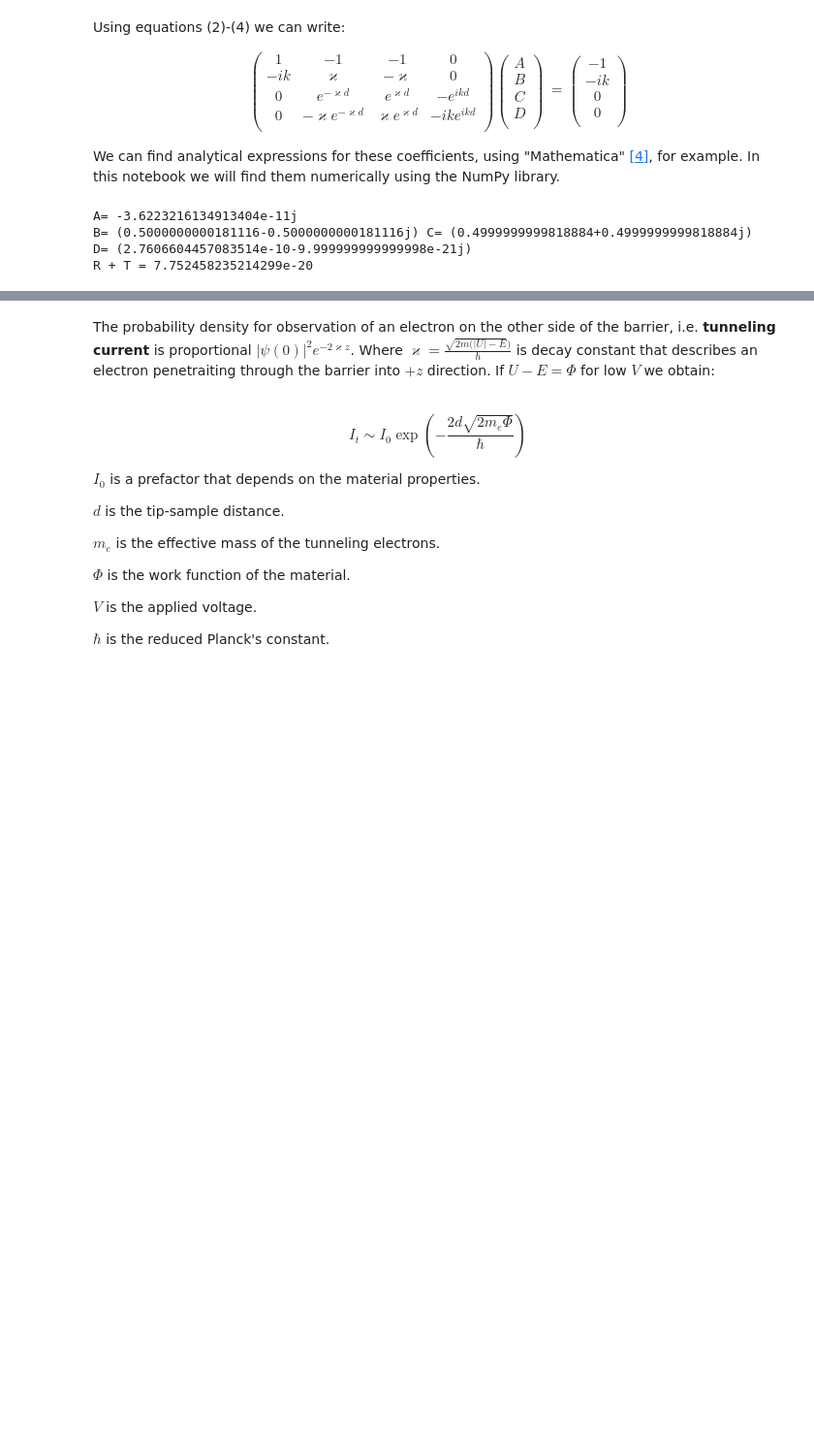
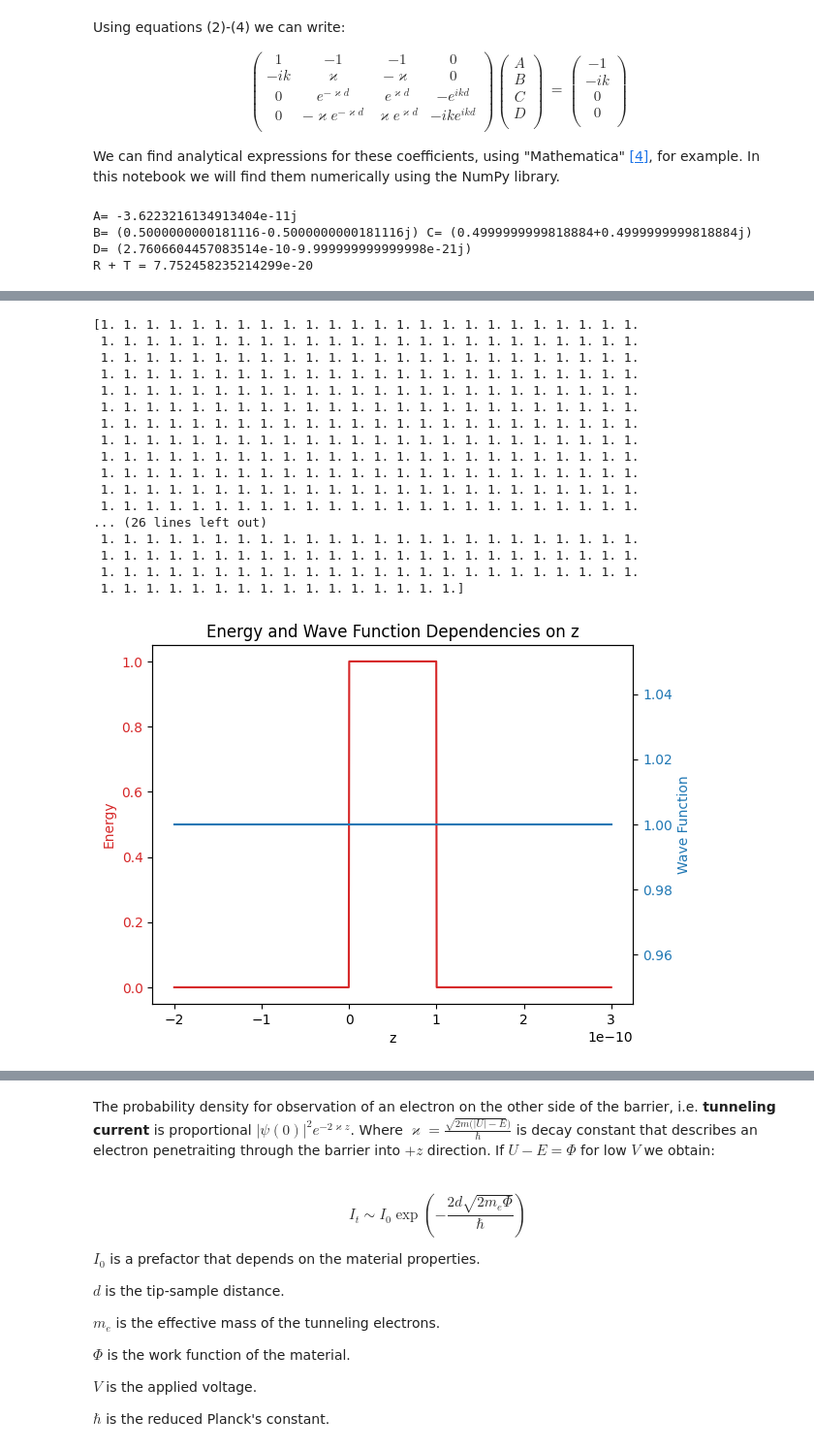
Before and after one commit to MariyaSV78/notebook_STM, a Jupyter notebook: STM/STM.ipynb, the cells around one changed output, grey strips where cells are left out. Shown: that part at 97% size. Cells and saved outputs as stored; diff of their text form; code cells hidden in the pictures; blank space fills up the shorter version.

Commit message:
zave function plot

```diff
--- a/STM/STM.ipynb
+++ b/STM/STM.ipynb
@@ -100,10 +100,10 @@ import numpy as np
 m = 9.11e-31*6.24e18 #Electron mass in eV*s^2/m^2 -> kg = J s^2/m^2 -> J = 6,24e18 eV -> 5,68e-12 eVs^2/m^2
 h = 6.5821e-16 #redused Planck constant in 6.5821e-16 eV*s or 1.054e-34 J*s
 U = 1
-E = 0.5*U
+E0 = 0.5*U
 
-k = (np.sqrt(2 * m * E)/6.5821e-16)*1e-10
-kappa = (np.sqrt(2 * m * (U - E))/6.5821e-16)*1e-10
+k = (np.sqrt(2 * m * E0)/6.5821e-16)*1e-10
+kappa = (np.sqrt(2 * m * (U - E0))/6.5821e-16)*1e-10
 d = 0.1e-9
 
 F = 2*1j*k*kappa*np.cosh(kappa*d)+(k**2-kappa**2)*np.sinh(kappa*d)
@@ -142,0 +143,72 @@ R + T = 7.752458235214299e-20
+# %%
+import numpy as np
+import matplotlib.pyplot as plt
+
+# Define the conditions for energy dependency
+def barrier_energy_dependency(z, d):
+    if z <= 0:
+        return 0
+    elif 0 < z < d:
+        return 1
+    else:
+        return 0
+
+# Define the conditions for wave function dependency
+def wave_function_dependency(z, d):
+    if z <= 0:
+        return np.exp(1j*k*z) + x[0]*np.exp(-1j*k*z)
+    elif 0 < z < d:
+        return x[1]*np.exp(-kappa*z) + x[2]*np.exp(kappa*z)
+    else:
+        return x[3]*np.exp(1j*k*z)
+
+
+# Vectorize the function to apply it element-wise to an array
+energy_dependency_vec = np.vectorize(barrier_energy_dependency)
+wf_dependency_vec = np.vectorize(wave_function_dependency)
+
+# Define the range of z values
+z = np.linspace(-2*d, 3*d, 1000)  # Adjust the range as needed
+
+
+# Calculate the energy values for each z
+barrier_energy_values = energy_dependency_vec(z, d)
+wf_energy_values = wf_dependency_vec(z, d)
+print (np.abs(wf_energy_values)**2)
+# Plot the energy and wave function dependencies
+fig, ax1 = plt.subplots()
+
+color = 'tab:red'
+ax1.set_xlabel('z')
+ax1.set_ylabel('Energy', color=color)
+ax1.plot(z, barrier_energy_values, color=color)
+ax1.tick_params(axis='y', labelcolor=color)
+
+ax2 = ax1.twinx()
+color = 'tab:blue'
+ax2.set_ylabel('Wave Function', color=color)
+ax2.plot(z,  np.abs(wf_energy_values)**2, color=color)
+ax2.tick_params(axis='y', labelcolor=color)
+
+plt.title('Energy and Wave Function Dependencies on z')
+
+plt.show()
+# %% [output]
+[1. 1. 1. 1. 1. 1. 1. 1. 1. 1. 1. 1. 1. 1. 1. 1. 1. 1. 1. 1. 1. 1. 1. 1.
+ 1. 1. 1. 1. 1. 1. 1. 1. 1. 1. 1. 1. 1. 1. 1. 1. 1. 1. 1. 1. 1. 1. 1. 1.
+ 1. 1. 1. 1. 1. 1. 1. 1. 1. 1. 1. 1. 1. 1. 1. 1. 1. 1. 1. 1. 1. 1. 1. 1.
+ 1. 1. 1. 1. 1. 1. 1. 1. 1. 1. 1. 1. 1. 1. 1. 1. 1. 1. 1. 1. 1. 1. 1. 1.
+ 1. 1. 1. 1. 1. 1. 1. 1. 1. 1. 1. 1. 1. 1. 1. 1. 1. 1. 1. 1. 1. 1. 1. 1.
+ 1. 1. 1. 1. 1. 1. 1. 1. 1. 1. 1. 1. 1. 1. 1. 1. 1. 1. 1. 1. 1. 1. 1. 1.
+ 1. 1. 1. 1. 1. 1. 1. 1. 1. 1. 1. 1. 1. 1. 1. 1. 1. 1. 1. 1. 1. 1. 1. 1.
+ 1. 1. 1. 1. 1. 1. 1. 1. 1. 1. 1. 1. 1. 1. 1. 1. 1. 1. 1. 1. 1. 1. 1. 1.
+ 1. 1. 1. 1. 1. 1. 1. 1. 1. 1. 1. 1. 1. 1. 1. 1. 1. 1. 1. 1. 1. 1. 1. 1.
+ 1. 1. 1. 1. 1. 1. 1. 1. 1. 1. 1. 1. 1. 1. 1. 1. 1. 1. 1. 1. 1. 1. 1. 1.
+ 1. 1. 1. 1. 1. 1. 1. 1. 1. 1. 1. 1. 1. 1. 1. 1. 1. 1. 1. 1. 1. 1. 1. 1.
+ 1. 1. 1. 1. 1. 1. 1. 1. 1. 1. 1. 1. 1. 1. 1. 1. 1. 1. 1. 1. 1. 1. 1. 1.
+... (26 lines left out)
+ 1. 1. 1. 1. 1. 1. 1. 1. 1. 1. 1. 1. 1. 1. 1. 1. 1. 1. 1. 1. 1. 1. 1. 1.
+ 1. 1. 1. 1. 1. 1. 1. 1. 1. 1. 1. 1. 1. 1. 1. 1. 1. 1. 1. 1. 1. 1. 1. 1.
+ 1. 1. 1. 1. 1. 1. 1. 1. 1. 1. 1. 1. 1. 1. 1. 1. 1. 1. 1. 1. 1. 1. 1. 1.
+ 1. 1. 1. 1. 1. 1. 1. 1. 1. 1. 1. 1. 1. 1. 1. 1.]
+[figure, added]
```
Also changed, not shown: parts of 2 cells of this notebook.
